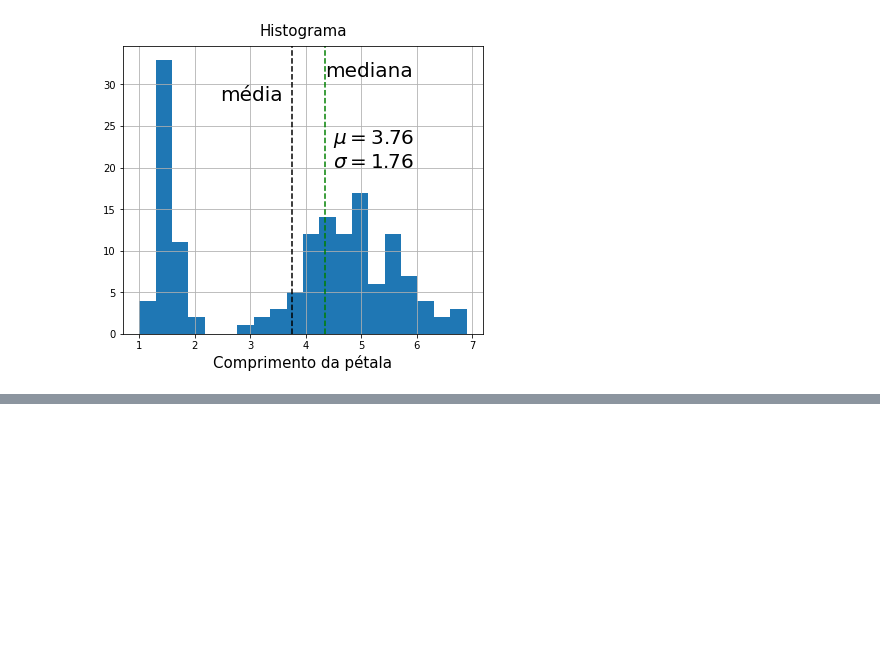
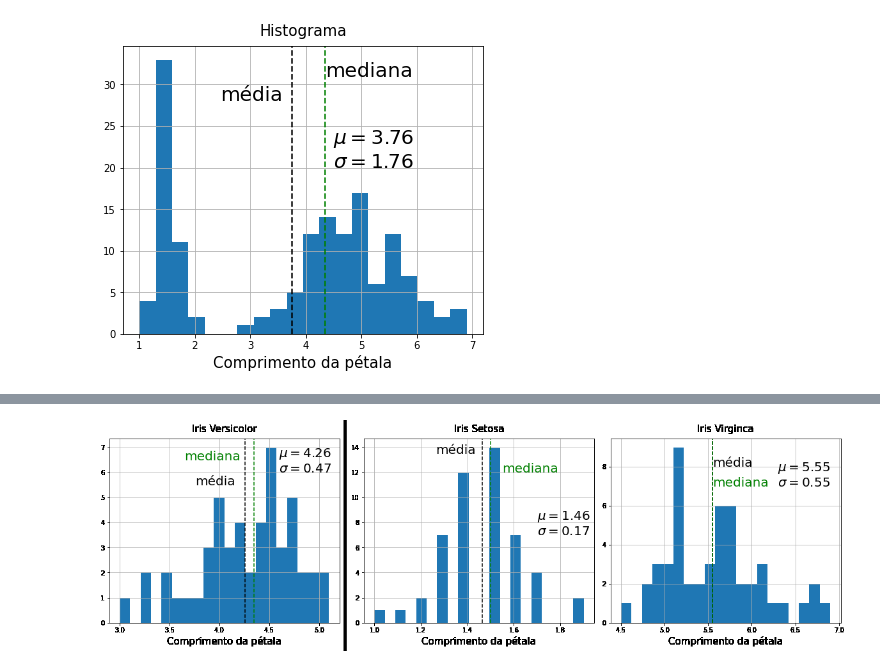
Before and after one commit to vitorgosmao/treinamento-data-visualization, a Jupyter notebook: Untitled.ipynb, the cells around one changed output, grey strips where cells are left out. Saved outputs shown, nothing was run; the diff lists cells and outputs as text; code cells hidden in the pictures; blank space fills up the shorter version.

```diff
--- a/Untitled.ipynb
+++ b/Untitled.ipynb
@@ -195,0 +274,15 @@ Text(4.35, 31, 'mediana')
+# %%
+from PIL import Image
+
+largura, altura = Image.open('histograma_ivg.png').size
+combinada = Image.new("RGB", (3*largura, altura))
+intervalo = 0
+for imagem in map(Image.open, ['histograma_iv.png', 'histograma_is.png',
+                               'histograma_ivg.png']):
+    combinada.paste(imagem, (intervalo, 0))
+    intervalo += largura
+
+combinada.save('combinada.png')
+combinada
+# %% [output]
+[figure, added]
```
Also changed, not shown: parts of 3 cells of this notebook, 4 other files.
